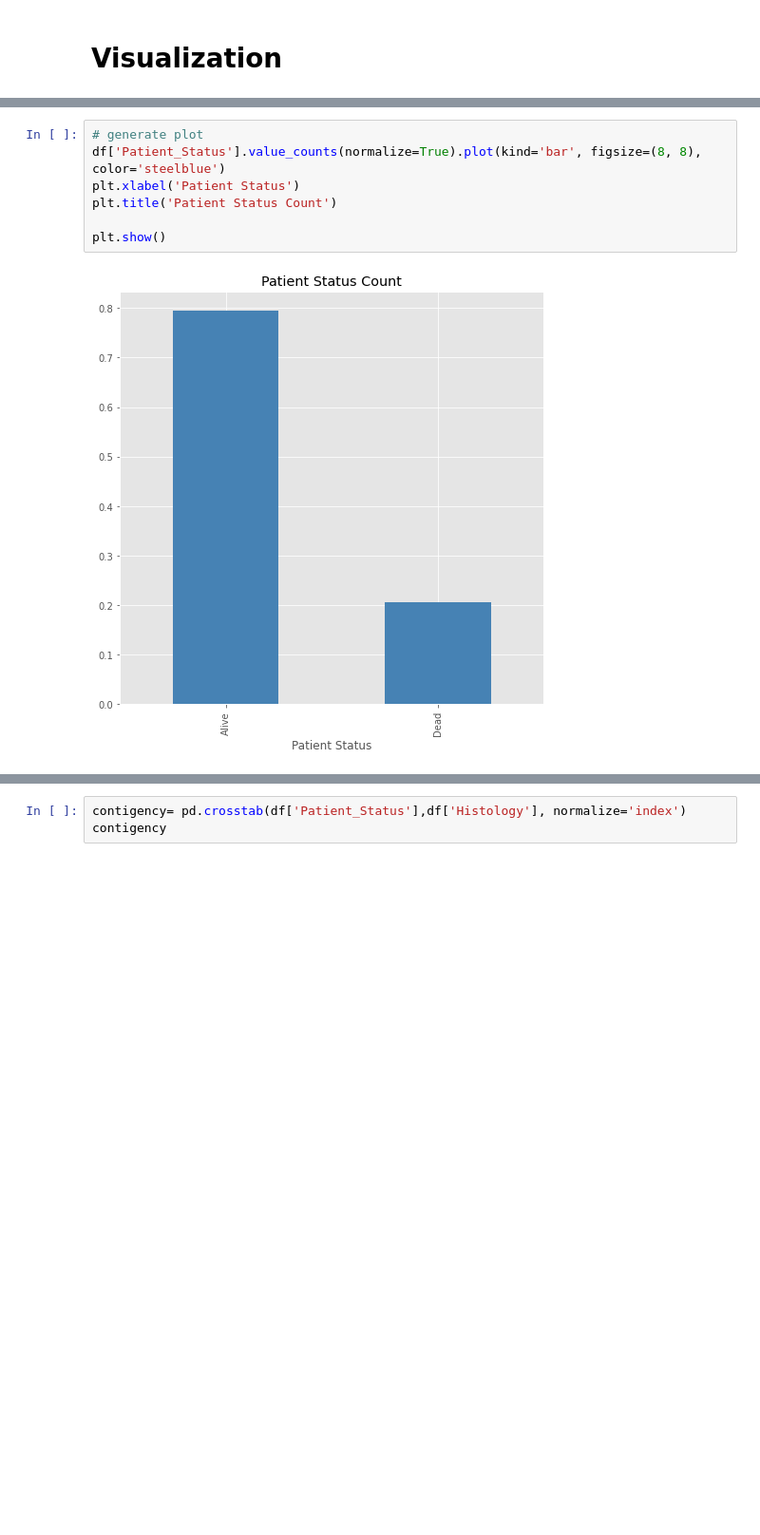
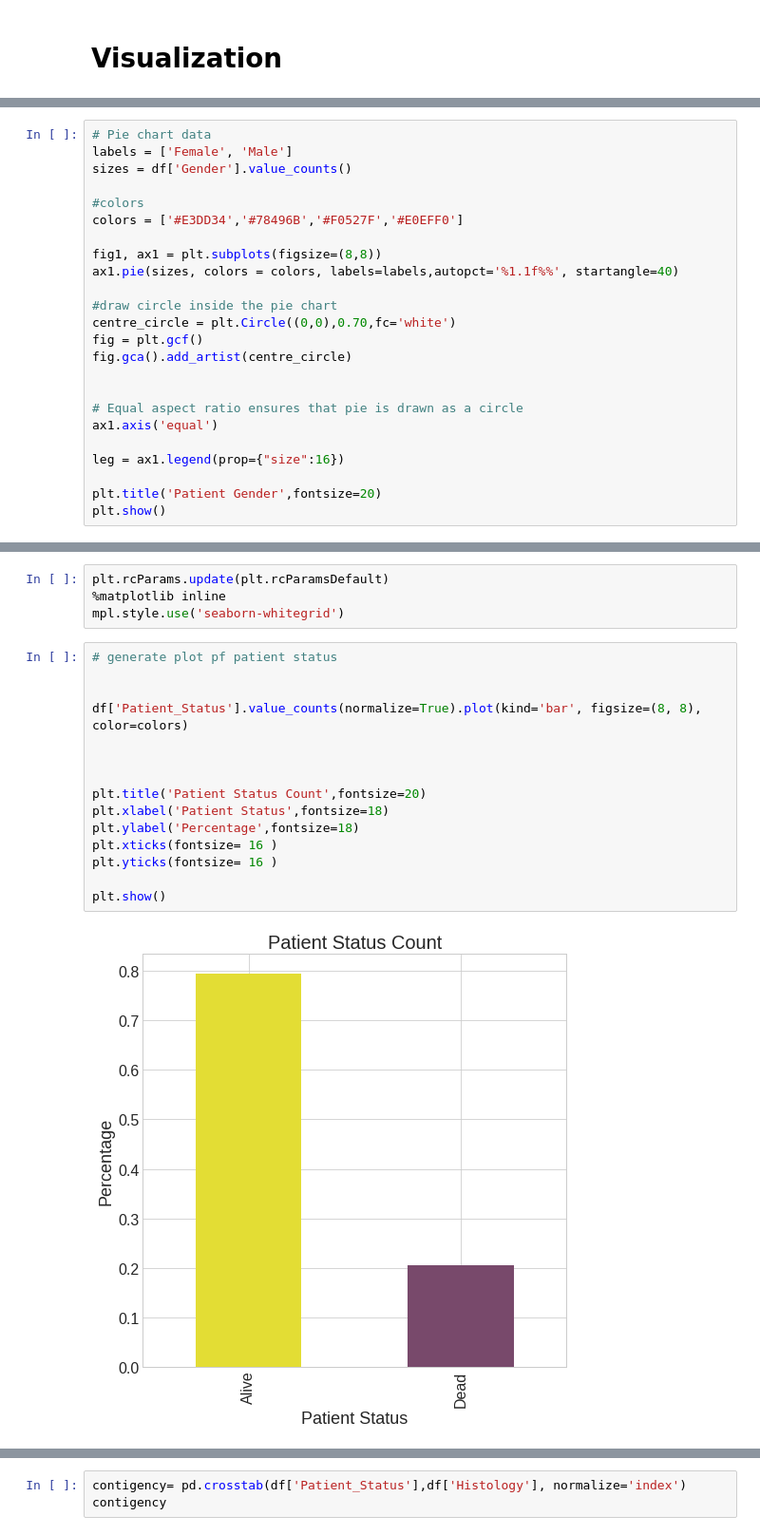
Before and after one commit to linahourieh/Breast-Cancer, a Jupyter notebook: Breast_Cancer_BRCA.ipynb, the cells around one changed output, grey strips where cells are left out. Shown at 95% size. Saved outputs shown, nothing was run; the diff lists cells and outputs as text; blank space fills up the shorter version.

```diff
--- a/Breast_Cancer_BRCA.ipynb
+++ b/Breast_Cancer_BRCA.ipynb
@@ -234,0 +202,24 @@ df['Gender'].value_counts(normalize=True).plot(kind='pie', figsize=(8, 8))
+# %%
+# Pie chart data
+labels = ['Female', 'Male']
+sizes = df['Gender'].value_counts()
+
+#colors
+colors = ['#E3DD34','#78496B','#F0527F','#E0EFF0']
+
+fig1, ax1 = plt.subplots(figsize=(8,8))
+ax1.pie(sizes, colors = colors, labels=labels,autopct='%1.1f%%', startangle=40)
+
+#draw circle inside the pie chart
+centre_circle = plt.Circle((0,0),0.70,fc='white')
+fig = plt.gcf()
+fig.gca().add_artist(centre_circle)
+
+
+# Equal aspect ratio ensures that pie is drawn as a circle
+ax1.axis('equal')
+
+leg = ax1.legend(prop={"size":16})
+
+plt.title('Patient Gender',fontsize=20)
+plt.show()
@@ -235,10 +228,22 @@ df['Gender'].value_counts(normalize=True).plot(kind='pie', figsize=(8, 8))
+# %%
+plt.rcParams.update(plt.rcParamsDefault)
+%matplotlib inline
+mpl.style.use('seaborn-whitegrid')
 # %%
-# generate plot
-df['Patient_Status'].value_counts(normalize=True).plot(kind='bar', figsize=(8, 8), color='steelblue')
-plt.xlabel('Patient Status')
-plt.title('Patient Status Count')
+# generate plot pf patient status
+
+
+df['Patient_Status'].value_counts(normalize=True).plot(kind='bar', figsize=(8, 8), color=colors)
+
+
+
+plt.title('Patient Status Count',fontsize=20)
+plt.xlabel('Patient Status',fontsize=18)
+plt.ylabel('Percentage',fontsize=18)
+plt.xticks(fontsize= 16 )
+plt.yticks(fontsize= 16 )
 
 plt.show()
 # %% [output]
-[figure, old version]
+[figure, new version]
 # %%
```
Also changed, not shown: parts of 51 cells of this notebook.
